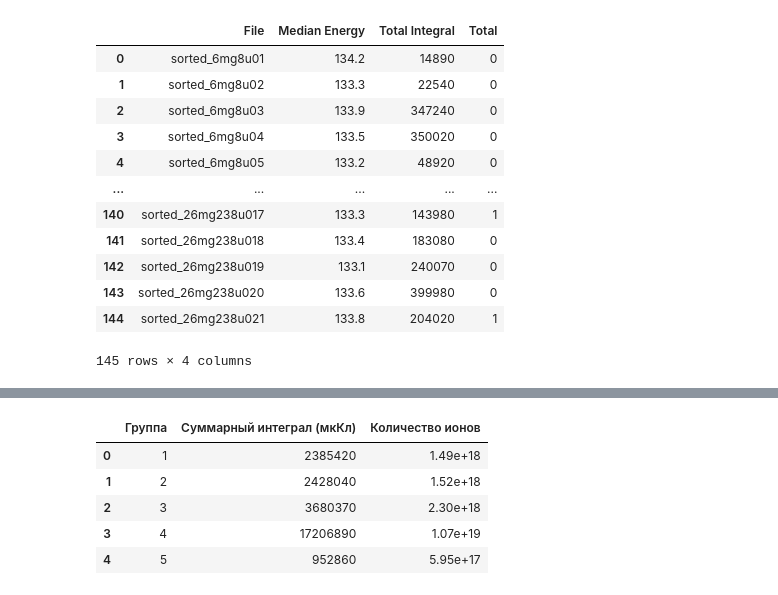
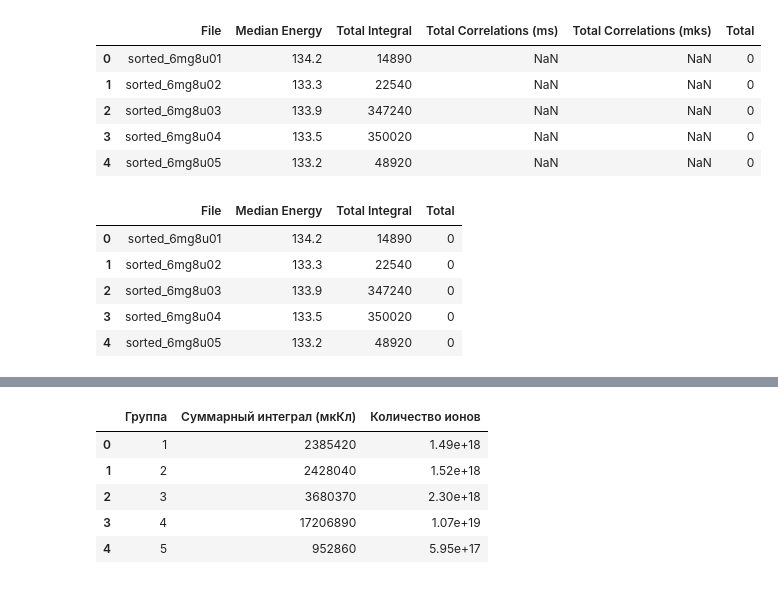
Before and after one commit to flnr-shels-dsp/decay-tools, a Jupyter notebook: demo/cross_section_demo.ipynb, the cells around one changed output, grey strips where cells are left out. Saved outputs shown, nothing was run; the diff lists cells and outputs as text; code cells hidden in the pictures.

```diff
--- a/demo/cross_section_demo.ipynb
+++ b/demo/cross_section_demo.ipynb
@@ -20,20 +21,25 @@ from decay_tools.cross_section import (
     plot_single_channel,
     plot_combined_cross_section
 )
-# %%
-df_selected = read_and_select_columns("SECH.CSV")
-display(df_selected)
-# %% [output]
-|  | File | Median Energy | Total Integral | Total |
-| 0 | sorted_6mg8u01 | 134.2 | 14890 | 0 |
-| 1 | sorted_6mg8u02 | 133.3 | 22540 | 0 |
-| 2 | sorted_6mg8u03 | 133.9 | 347240 | 0 |
-| 3 | sorted_6mg8u04 | 133.5 | 350020 | 0 |
-| 4 | sorted_6mg8u05 | 133.2 | 48920 | 0 |
-| ... | ... | ... | ... | ... |
-| 140 | sorted_26mg238u017 | 133.3 | 143980 | 1 |
-| 141 | sorted_26mg238u018 | 133.4 | 183080 | 0 |
-| 142 | sorted_26mg238u019 | 133.1 | 240070 | 0 |
-| 143 | sorted_26mg238u020 | 133.6 | 399980 | 0 |
-| 144 | sorted_26mg238u021 | 133.8 | 204020 | 1 |
-145 rows × 4 columns
+# %%
+df = pd.read_csv("./SECH.csv")
+df.columns = df.columns.str.strip()
+df.head()
+# %% [output]
+|  | File | Median Energy | Total Integral | Total Correlations (ms) | Total Correlations (mks) | Total |
+| 0 | sorted_6mg8u01 | 134.2 | 14890 | NaN | NaN | 0 |
+| 1 | sorted_6mg8u02 | 133.3 | 22540 | NaN | NaN | 0 |
+| 2 | sorted_6mg8u03 | 133.9 | 347240 | NaN | NaN | 0 |
+| 3 | sorted_6mg8u04 | 133.5 | 350020 | NaN | NaN | 0 |
+| 4 | sorted_6mg8u05 | 133.2 | 48920 | NaN | NaN | 0 |
+# %%
+selected_columns = ["File", "Median Energy", "Total Integral", "Total"]
+df_selected = df[selected_columns]
+df_selected.head()
+# %% [output]
+|  | File | Median Energy | Total Integral | Total |
+| 0 | sorted_6mg8u01 | 134.2 | 14890 | 0 |
+| 1 | sorted_6mg8u02 | 133.3 | 22540 | 0 |
+| 2 | sorted_6mg8u03 | 133.9 | 347240 | 0 |
+| 3 | sorted_6mg8u04 | 133.5 | 350020 | 0 |
+| 4 | sorted_6mg8u05 | 133.2 | 48920 | 0 |
```
Also changed, not shown: parts of 8 cells of this notebook, 2 other files.
